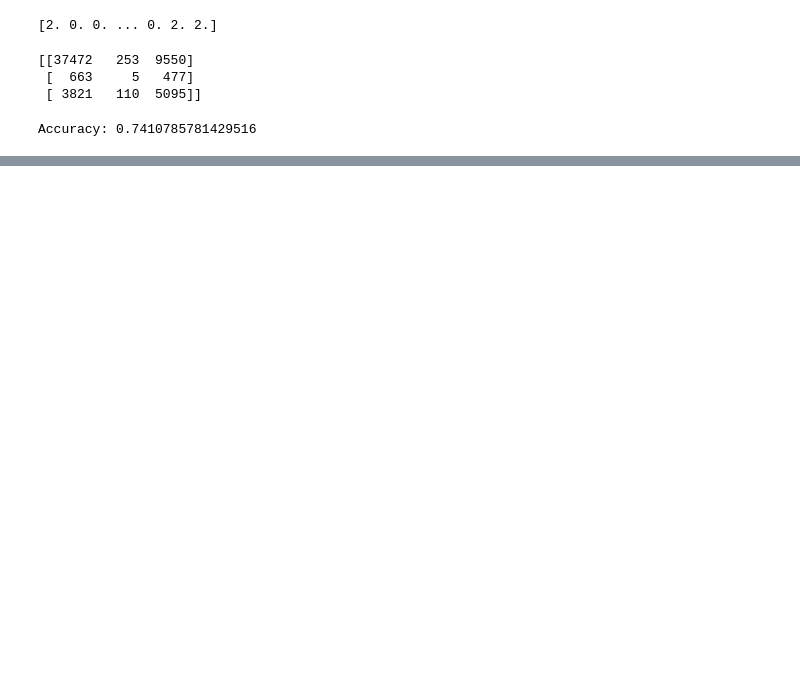
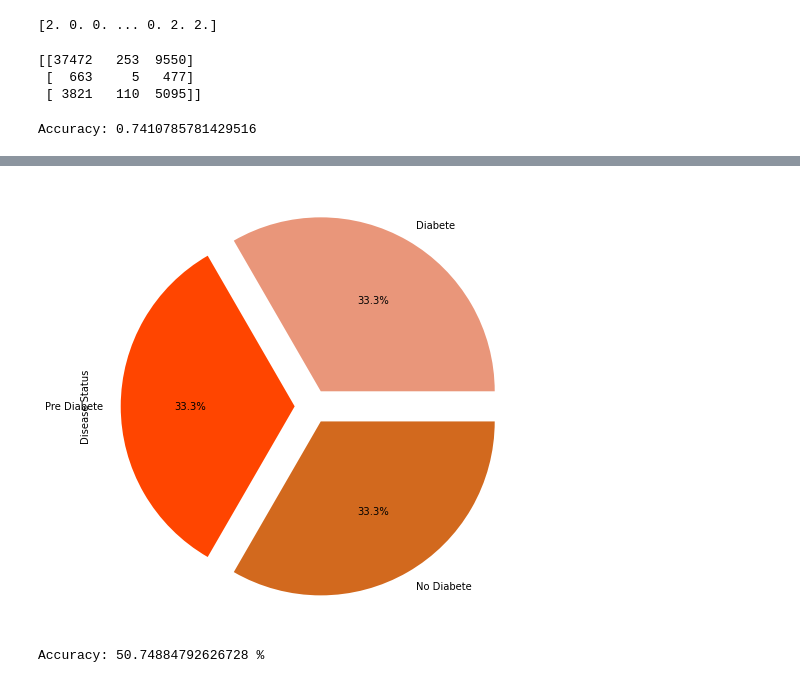
Before and after one commit to MehrdadGh1989/Diabete_Project, a Jupyter notebook: Diabetes_Project_With_Jupyter_MachineLearnin.ipynb, the cells around one changed output, grey strips where cells are left out. Saved outputs shown, nothing was run; the diff lists cells and outputs as text; code cells hidden in the pictures; blank space fills up the shorter version.

Commit message:
M.learning for Equal observtions in each category

```diff
--- a/Diabetes_Project_With_Jupyter_MachineLearnin.ipynb
+++ b/Diabetes_Project_With_Jupyter_MachineLearnin.ipynb
@@ -162,0 +209,5 @@ Accuracy: 83.22042503807936 %
+# %%
+#Random Selecting of the above DataFrame (diabete_df)
+diabete_newsample_df = diabete_df_new.sample(n=4629,replace=False)
+diabete_newsample_df['Diabetes_012'].value_counts()
+diabete_newsample_df
@@ -162,0 +228,8 @@ Accuracy: 83.22042503807936 %
+# %%
+#Creating New DataFrame Containing Only Observations with Non Diabetes
+Nondiabete_df=diabete_df_clean[diabete_df_clean['Diabetes_012']==0]
+Nondiabete_df['Diabetes_012'].value_counts()
+#Random Selecting of the above DataFrame (Nondiabete_df)
+Nondiabete_newsample_df = Nondiabete_df.sample(n=4629,replace=False)
+Nondiabete_newsample_df['Diabetes_012'].value_counts()
+Nondiabete_newsample_df
@@ -162,0 +250,3 @@ Accuracy: 83.22042503807936 %
+# %%
+#combined_equal_df=pd.merge(Prediabete_df,Nondiabete_newsample_df,diabete_newsample_df,on='Diabete_012')
+combined_equal_df = pd.concat([Prediabete_df,diabete_newsample_df,Nondiabete_newsample_df], axis=0, join='inner')
@@ -162,0 +273,3 @@ Accuracy: 83.22042503807936 %
+# %%
+combined_equal_df = combined_equal_df.sample(frac=1).reset_index(drop=True)
+combined_equal_df
@@ -162,0 +290,6 @@ Accuracy: 83.22042503807936 %
+# %%
+colors=['darksalmon', 'orangered','chocolate']
+combined_equal_df['Disease Status'].value_counts().plot.pie(explode=[0.1,0.1,0.1],autopct='%1.1f%%',colors=colors,shadow=False,figsize=  (10,8))
+plt.show()
+# %% [output]
+[figure, added]
@@ -162,0 +309,5 @@ Accuracy: 83.22042503807936 %
+# %%
+y_pred = model.predict(x_test)
+print("Accuracy:",metrics.accuracy_score(y_test, y_pred)*100, "%")
+# %% [output]
+Accuracy: 50.74884792626728 %
```
Also changed, not shown: parts of 17 cells of this notebook.
